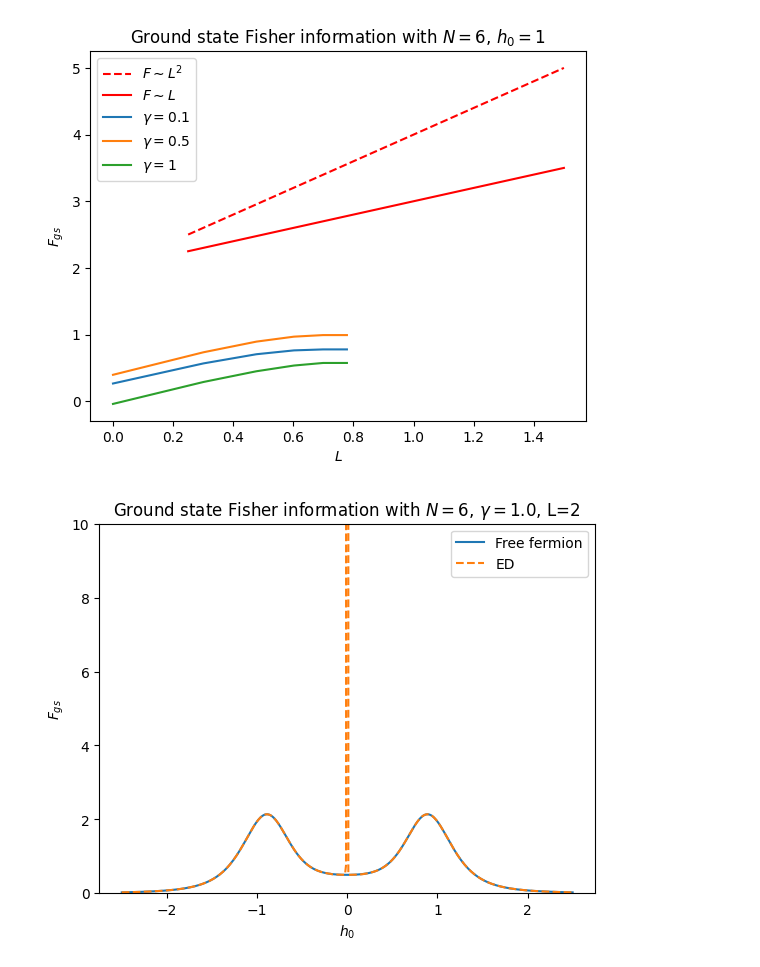
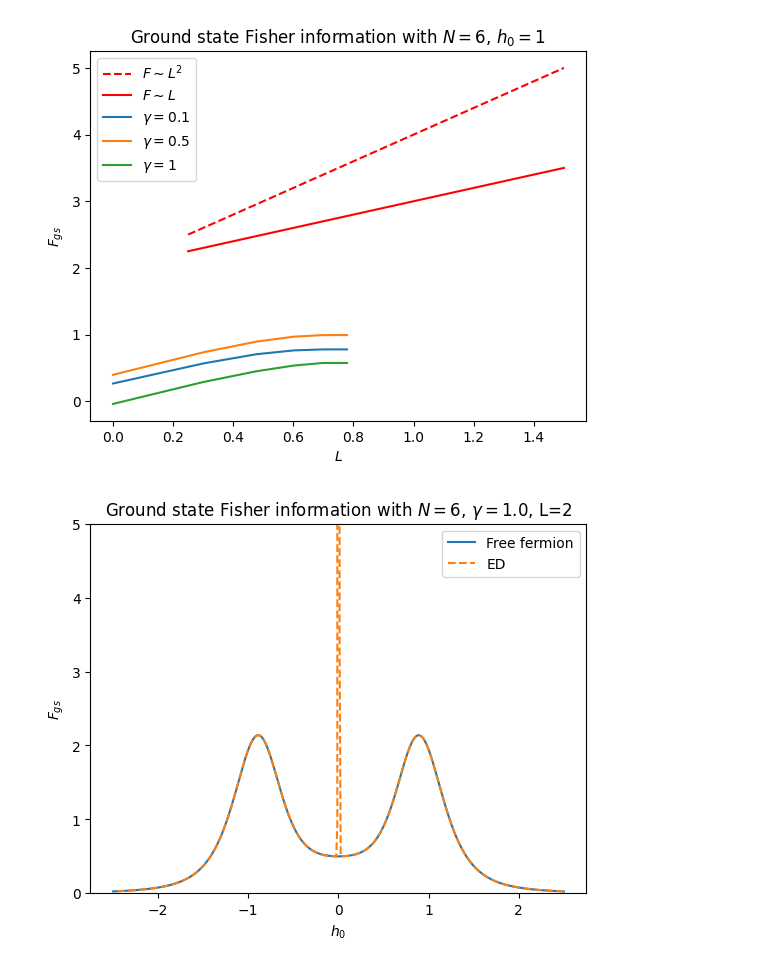
Before and after one commit to SamuelEwanBegg/XY_sensing, a Jupyter notebook: XY_ground_state.ipynb, the cells around one changed output. Drawn from its saved outputs; the diff is of its cells as text; code cells hidden in the pictures.

```diff
--- a/XY_ground_state.ipynb
+++ b/XY_ground_state.ipynb
@@ -143,18 +143,18 @@ plt.show()
 # %%
 #Comparison vs ED
 
-ss = 1
-plt.plot(h0mat,Fishermat[:,ss],label = 'Free fermion')
+# ss = 1
+# plt.plot(h0mat,Fishermat[:,ss],label = 'Free fermion')
 
-ED_fisher = np.load('/Users/samuelbegg/Documents/Projects/Sensing/ed_results/Fisher.npy')
-hzmat = np.load('/Users/samuelbegg/Documents/Projects/Sensing/ed_results/hzmat.npy')
+# ED_fisher = np.load('/Users/samuelbegg/Documents/Projects/Sensing/ed_results/Fisher.npy')
+# hzmat = np.load('/Users/samuelbegg/Documents/Projects/Sensing/ed_results/hzmat.npy')
 
-plt.plot(hzmat,ED_fisher,'--',label='ED')
-plt.ylabel(r'$F_{gs}$')
-plt.xlabel(r'$h_0$')
-plt.title('Ground state Fisher information with $N = $' + str(sites) + ', $\gamma=$' + str(gamma) + ', L=' + str(sub_system_range[ss]))
-plt.legend()
-plt.ylim(0,10)
-plt.show()
+# plt.plot(hzmat,ED_fisher,'--',label='ED')
+# plt.ylabel(r'$F_{gs}$')
+# plt.xlabel(r'$h_0$')
+# plt.title('Ground state Fisher information with $N = $' + str(sites) + ', $\gamma=$' + str(gamma) + ', L=' + str(sub_system_range[ss]))
+# plt.legend()
+# plt.ylim(0,5)
+# plt.show()
 # %% [output]
-[figure, old version]
+[figure, new version]
```
Also changed, not shown: parts of 2 cells of this notebook, 2 other files.
